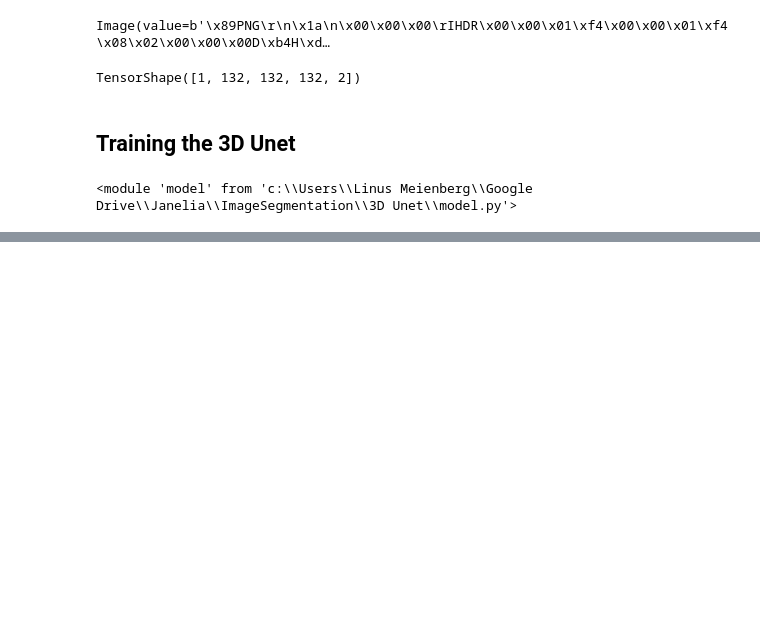
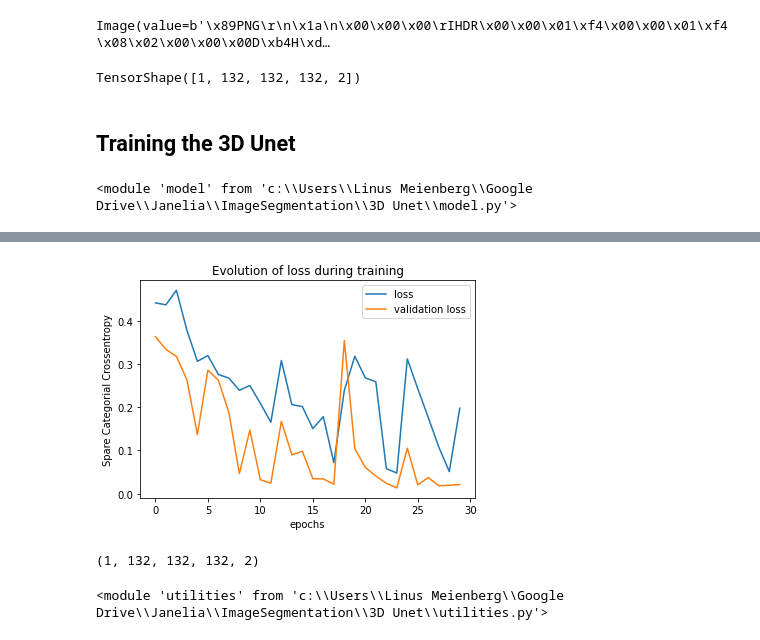
Before and after one commit to randomstructures/ExLSM-Image-Segmentation, a Jupyter notebook: 3D Unet/main.ipynb, the cells around one changed output, grey strips where cells are left out. Cells and saved outputs as stored; diff of their text form; code cells hidden in the pictures; blank space fills up the shorter version.

Commit message:
first trained 3d unet

```diff
--- a/3D Unet/main.ipynb
+++ b/3D Unet/main.ipynb
@@ -93,8 +94,8 @@ test_images = [sample['image'] for sample in test_samples] # List of image tenso
 test_masks = [sample['mask'] for sample in test_samples] # List of mask tensors
 # %%
 #TODO explore techniques to speed up image augumentation and batch preparation
-train_sequence = utilities.Dataset3D(batch_size=1, batches = 1, images=train_images, masks=train_masks, mask_crop=44, augument=True, elastic=False, affine=True)
-test_sequence  = utilities.Dataset3D(batch_size=1, batches= 1, images=test_images, masks=test_masks, mask_crop=44, augument= False)
+train_sequence = utilities.Dataset3D(batch_size=1, batches = 20, images=train_images, masks=train_masks, mask_crop=44, augument=True, elastic=True, affine=True)
+test_sequence  = utilities.Dataset3D(batch_size=1, batches = 4, images=test_images, masks=test_masks, mask_crop=44, augument= True, elastic=False, affine=True)
 # %% [markdown]
 ## Visualization and augumentation tools
 
@@ -199,10 +182,9 @@ AttributeError: 'NoneType' object has no attribute 'items'
 # %%
 unet.compile(
-    optimizer = tf.keras.optimizers.SGD(),
-    loss = tf.keras.losses.SparseCategoricalCrossentropy(from_logits=True),
-    run_eagerly = True
+    optimizer = tf.keras.optimizers.RMSprop(),
+    loss = model.weighted_sparse_categorical_crossentropy(class_weights=[1,2.5])
              )
 # %%
-print(unet(test_batch[0]).shape)
-print(test_batch[1].shape)
-unet.train_on_batch(x=test_batch[0], y=test_batch[1])
+test_batch = train_sequence.__getitem__(0)
+#unet.train_on_batch(x=test_batch[0], y=test_batch[1])
+masks = test_batch[1]
@@ -219,8 +191,7 @@ ResourceExhaustedError: OOM when allocating tensor with shape[1,48,136,136,136]
 # %%
-history = unet.fit(train_sequence, epochs=25,
+history = unet.fit(train_sequence, epochs=30,
                    validation_data= test_sequence,
-                   callbacks=[tf.keras.callbacks.ModelCheckpoint('3d_unet_0713.h5', save_best_only=True)]
-                       )
+                   callbacks=[tf.keras.callbacks.ModelCheckpoint('3d_unet_0719.h5', save_best_only=True)])
 # %% [output]
 WARNING:tensorflow:sample_weight modes were coerced from
   ...
@@ -244,0 +213,11 @@ NotImplementedError:
+# %%
+plt.figure()
+plt.plot(history.history['loss'])
+plt.plot(history.history['val_loss'])
+plt.legend(['loss','validation loss'])
+plt.title('Evolution of loss during training')
+plt.xlabel('epochs')
+plt.ylabel('Spare Categorial Crossentropy')
+plt.savefig('3d_unet_0719.png')
+# %% [output]
+[figure, added]
@@ -244,0 +235,12 @@ NotImplementedError:
+# %%
+# get sample predictions on the test data
+test_batch = test_sequence.__getitem__(0)
+sample_prediction = unet.predict(test_batch)
+print(sample_prediction.shape)
+sample_prediction_mask = utilities.segmentationMask(sample_prediction)
+# %% [output]
+(1, 132, 132, 132, 2)
+# %%
+reload(utilities)
+# %% [output]
+<module 'utilities' from 'c:\\Users\\Linus Meienberg\\Google Drive\\Janelia\\ImageSegmentation\\3D Unet\\utilities.py'>
```
Also changed, not shown: parts of 16 cells of this notebook, 1 other file.
